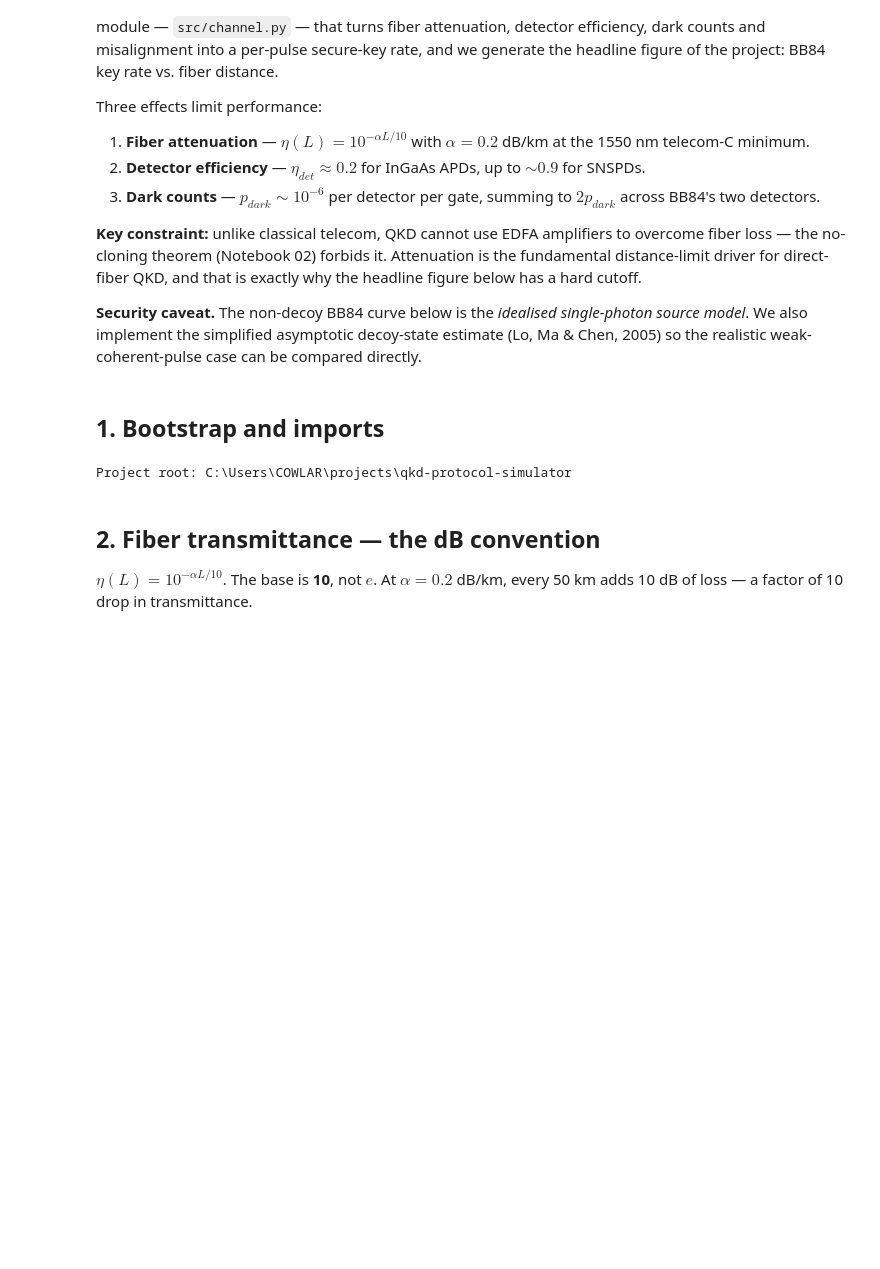
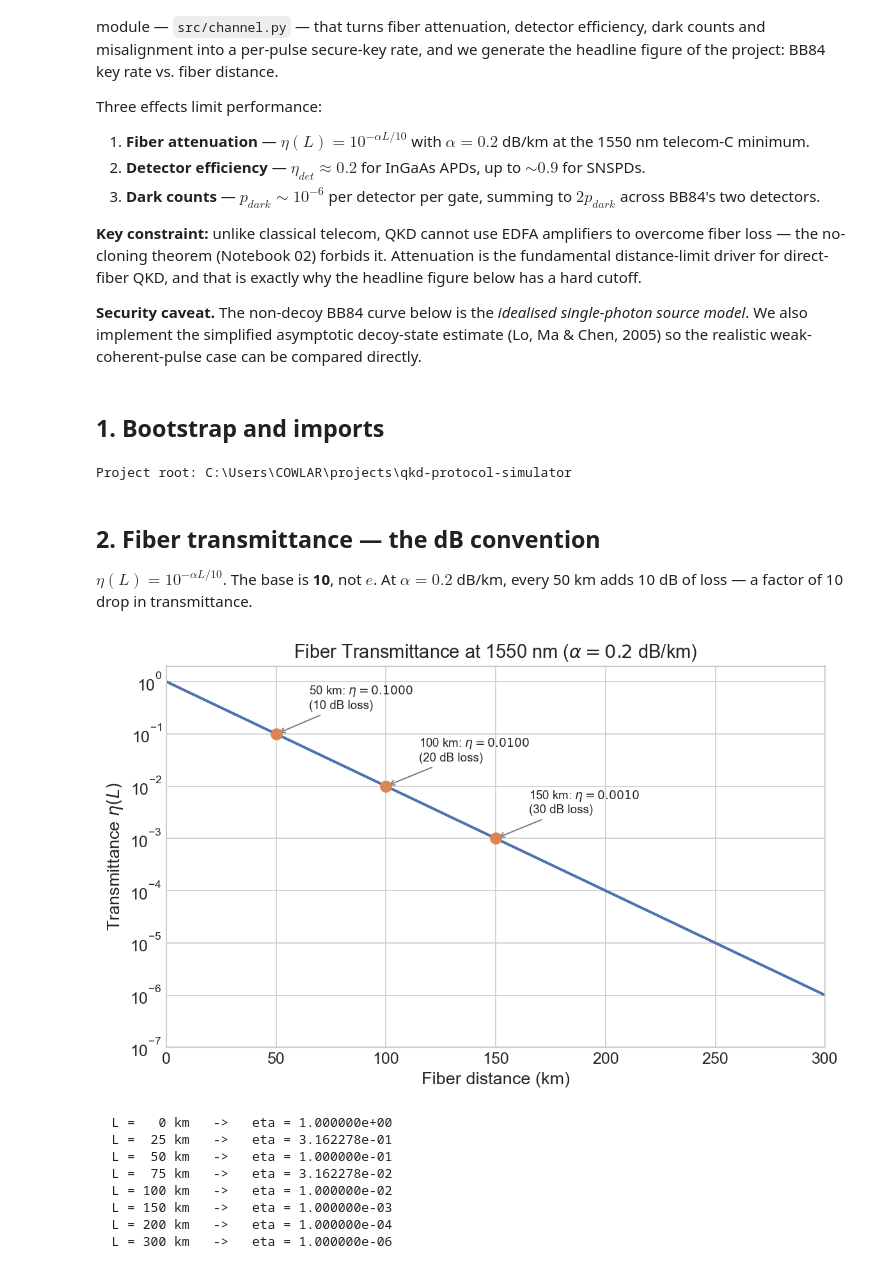
Before and after one commit to abbas-ahmad-cowlar/qkd-protocol-simulator, a Jupyter notebook: notebooks/03_fiber_channel.ipynb, the cells around one changed output. Drawn from its saved outputs; the diff is of its cells as text; code cells hidden in the pictures; blank space fills up the shorter version.

Commit message:
Add 03 fiber channel code cell 6

```diff
--- a/notebooks/03_fiber_channel.ipynb
+++ b/notebooks/03_fiber_channel.ipynb
@@ -60,3 +60,38 @@ L_dense = np.linspace(0, 300, 1001)
 ## 2. Fiber transmittance &mdash; the dB convention
 
 $\eta(L) = 10^{-\alpha L / 10}$. The base is **10**, not $e$. At $\alpha = 0.2$ dB/km, every 50 km adds 10 dB of loss &mdash; a factor of 10 drop in transmittance.
+# %%
+fig, ax = plt.subplots(figsize=(8, 5))
+eta = fiber_transmittance(L_dense)
+ax.semilogy(L_dense, eta, '-', color='#4C72B0', linewidth=2)
+for Lm, label in [(50, '10 dB'), (100, '20 dB'), (150, '30 dB')]:
+    eta_m = fiber_transmittance(Lm)
+    ax.plot(Lm, eta_m, 'o', color='#DD8452', markersize=8, zorder=5)
+    ax.annotate(
+        f'{Lm} km: $\\eta = {eta_m:.4f}$\n({label} loss)',
+        xy=(Lm, eta_m), xytext=(Lm + 15, eta_m * 3),
+        fontsize=9, arrowprops=dict(arrowstyle='->', color='gray'),
+    )
+ax.set_xlabel('Fiber distance (km)', fontsize=13)
+ax.set_ylabel(r'Transmittance $\eta(L)$', fontsize=13)
+ax.set_title(r'Fiber Transmittance at 1550 nm '
+             r'($\alpha = 0.2$ dB/km)', fontsize=14)
+ax.set_xlim(0, 300)
+ax.set_ylim(1e-7, 2)
+plt.tight_layout()
+plt.savefig(FIG_DIR / 'fiber_transmittance.png', dpi=300,
+            bbox_inches='tight')
+plt.show()
+
+for Lm in [0, 25, 50, 75, 100, 150, 200, 300]:
+    print(f'  L = {Lm:>3} km   ->   eta = {fiber_transmittance(Lm):.6e}')
+# %% [output]
+[figure, added]
+  L =   0 km   ->   eta = 1.000000e+00
+  L =  25 km   ->   eta = 3.162278e-01
+  L =  50 km   ->   eta = 1.000000e-01
+  L =  75 km   ->   eta = 3.162278e-02
+  L = 100 km   ->   eta = 1.000000e-02
+  L = 150 km   ->   eta = 1.000000e-03
+  L = 200 km   ->   eta = 1.000000e-04
+  L = 300 km   ->   eta = 1.000000e-06
```
